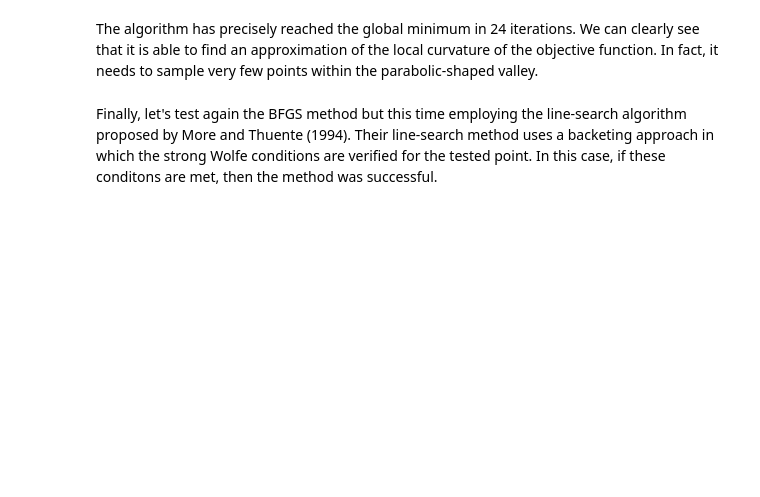
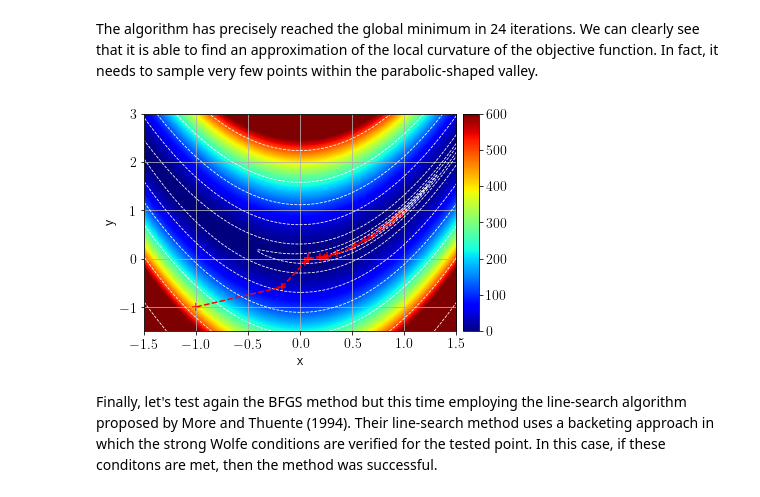
Before and after one commit to fpicetti/occamypy, a Jupyter notebook: tutorials/Rosenbrock.ipynb, the cells around one changed output. Saved outputs shown, nothing was run; the diff lists cells and outputs as text; code cells hidden in the pictures; blank space fills up the shorter version.

```diff
--- a/tutorials/Rosenbrock.ipynb
+++ b/tutorials/Rosenbrock.ipynb
@@ -186,14 +229,15 @@ ax.set_aspect('auto')
 # %% [markdown]
 In the third test, let's apply the BFGS algorithm to find the function's global minimum.
 # %%
-ParabStep = StepperPar() #Again we use the same parabolic stepper as before
-BFGSsolver = LBFGS(Stop,stepper=ParabStep)
-Ros_prob = Rosenbrock_prblm(x_init,y_init) #Resetting the problem
-BFGSsolver.setDefaults(save_obj=True,save_model=True)
-BFGSsolver.run(Ros_prob,verbose=True)
+ParabStep = occamypy.ParabolicStep() #Again we use the same parabolic stepper as before
+BFGSsolver = occamypy.LBFGS(Stop, stepper=ParabStep)
+Ros_prob = Rosenbrock(x_init, y_init) #Resetting the problem
+BFGSsolver.setDefaults(save_obj=True, save_model=True)
+BFGSsolver.run(Ros_prob, verbose=True)
+
 #Converting sampled points to arrays for plotting
 x_smpld=[]
 y_smpld=[]
-for iter in range(len(BFGSsolver.model)):
-    x_smpld.append(BFGSsolver.model[iter].getNdArray()[0])
-    y_smpld.append(BFGSsolver.model[iter].getNdArray()[1])
+for i in range(len(BFGSsolver.model)):
+    x_smpld.append(BFGSsolver.model[i].getNdArray()[0])
+    y_smpld.append(BFGSsolver.model[i].getNdArray()[1])
@@ -200,21 +262,27 @@ for iter in range(len(BFGSsolver.model)):
 # %% [markdown]
 The algorithm has precisely reached the global minimum in 24 iterations. We can clearly see that it is able to find an approximation of the local curvature of the objective function. In fact, it needs to sample very few points within the parabolic-shaped valley.
 # %%
-fig,ax=plt.subplots()
-# im=plt.imshow(obj_ros_np.T,cmap='jet',vmin=0.0,vmax=600,extent=[-1.5,1.5,-1.0,3.0])
-plt.scatter(x_smpld,y_smpld,color='red',s=50,marker="+")
-plt.plot(x_smpld,y_smpld,"--",color='red')
-im=plt.imshow(obj_ros_np.T,cmap='jet',vmin=0.0,vmax=600,extent=[1.5,-1.5,-1.5,3.0])
+fig, ax = plt.subplots()
+plt.scatter(x_smpld, y_smpld, color='red', s=50, marker="+")
+plt.plot(x_smpld, y_smpld, "--", color='red')
+im = plt.imshow(obj_ros_np.T, cmap='jet',
+                vmin=0.0, vmax=600, extent=[1.5,-1.5,-1.5,3.0])
 plt.xlabel("x")
 plt.ylabel("y")
 plt.grid()
-cs = plt.contour(obj_ros_np.T,levels=[0.05,0.1,0.5,2,10,50,125,250,500,1000],extent=[-1.5,1.5,3.0,-1.5],
-                 colors="white",linewidths=(0.8,),linestyles=('--'))
+cs = plt.contour(obj_ros_np.T,
+                 levels=[0.05,0.1,0.5,2,10,50,125,250,500,1000],
+                 extent=[-1.5,1.5,3.0,-1.5],
+                 colors="white",
+                 linewidths=(0.8,),
+                 linestyles='--')
 plt.gca().invert_xaxis()
 divider = make_axes_locatable(ax)
 cax = divider.append_axes("right", size="5%", pad=0.1)
 plt.colorbar(im, cax=cax)
 ax.set_aspect('auto')
+# %% [output]
+[figure, added]
 # %% [markdown]
 Finally, let's test again the BFGS method but this time employing the line-search algorithm proposed by More and Thuente (1994). Their line-search method uses a backeting approach in which the strong Wolfe conditions are verified for the tested point. In this case, if these conditons are met, then the method was successful.
 # %%
```
Also changed, not shown: parts of 14 cells of this notebook, 10 other files.
